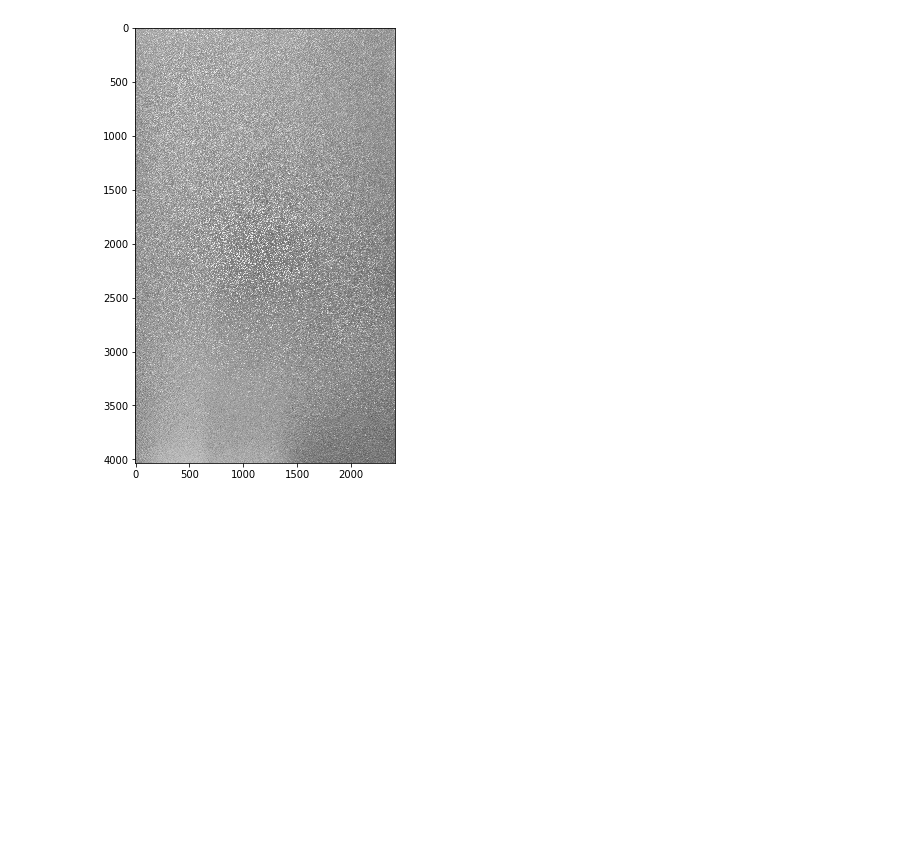
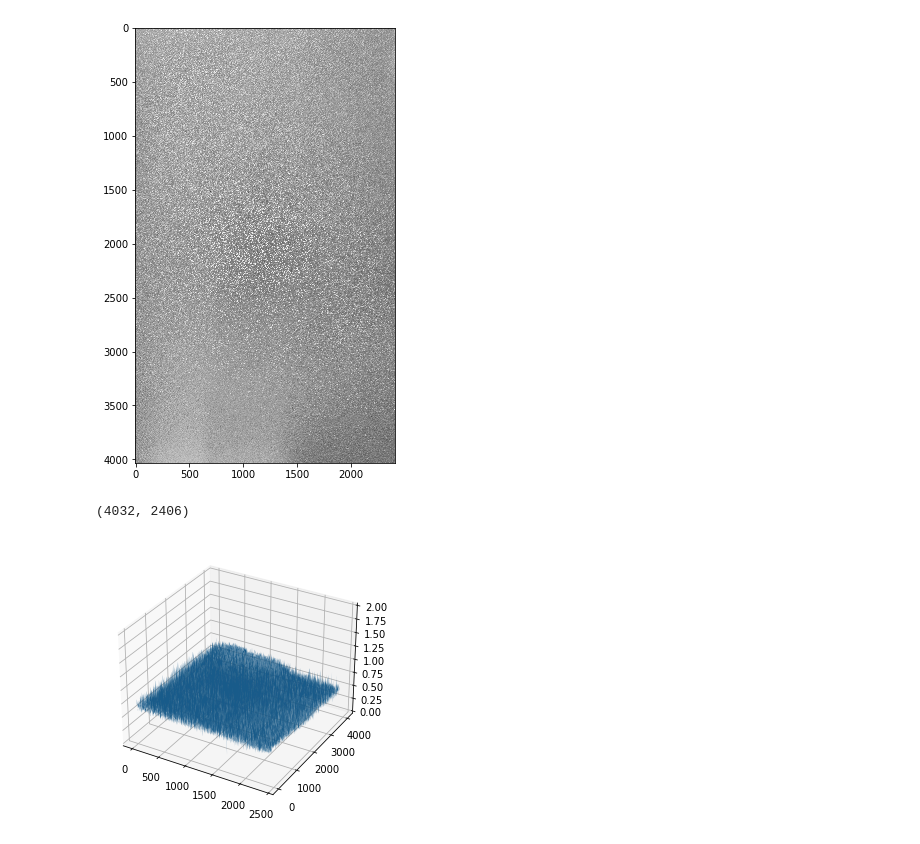
Before and after one commit to Kchanghun/CompareSurfaceRoughness, a Jupyter notebook: CompareSurfaceRoughness.ipynb, the cells around one changed output. Drawn from its saved outputs; the diff is of its cells as text; code cells hidden in the pictures; blank space fills up the shorter version.

Commit message:
plot test image in 3d surface shape

```diff
--- a/CompareSurfaceRoughness.ipynb
+++ b/CompareSurfaceRoughness.ipynb
@@ -40,3 +41,26 @@ plt.show()
 # %% [output]
 (4032, 2406)
 [figure]
+# %%
+print(testGray.shape)
+fig = plt.figure()
+ax = fig.add_subplot(111,projection='3d')
+
+x = np.linspace(0,testGray.shape[1],2406)
+y = np.linspace(0,testGray.shape[0],4032)
+X, Y = np.meshgrid(x,y)
+Z = testGray
+
+# x = np.linspace(-10, 10, 5)
+# y = np.linspace(-100, 100, 5)
+# X,Y = np.meshgrid(x,y)
+# Z = np.random.rand(5, 5)
+
+
+ax.plot_surface(X, Y, Z)
+ax.set_zlim(0, 2)
+
+plt.tight_layout()
+# %% [output]
+(4032, 2406)
+[figure, added]
```
Also changed, not shown: parts of 1 cell of this notebook.
